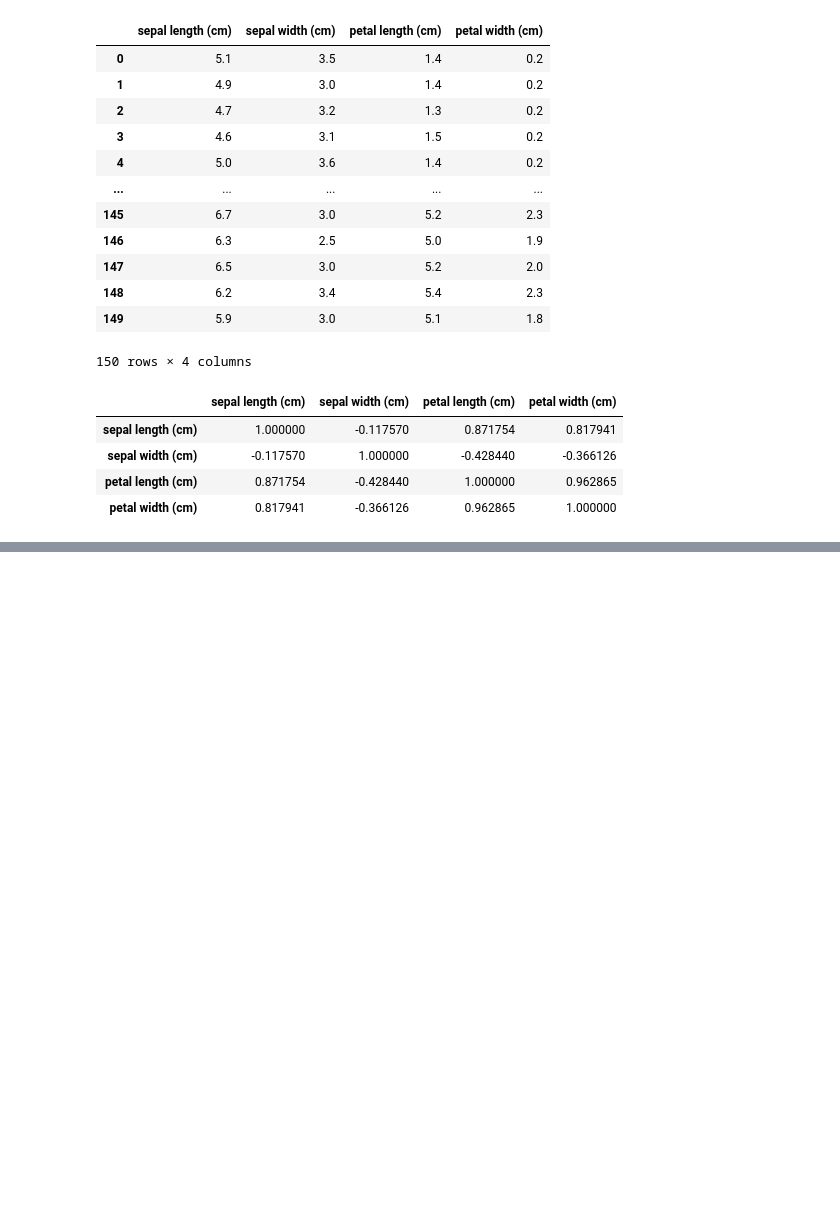
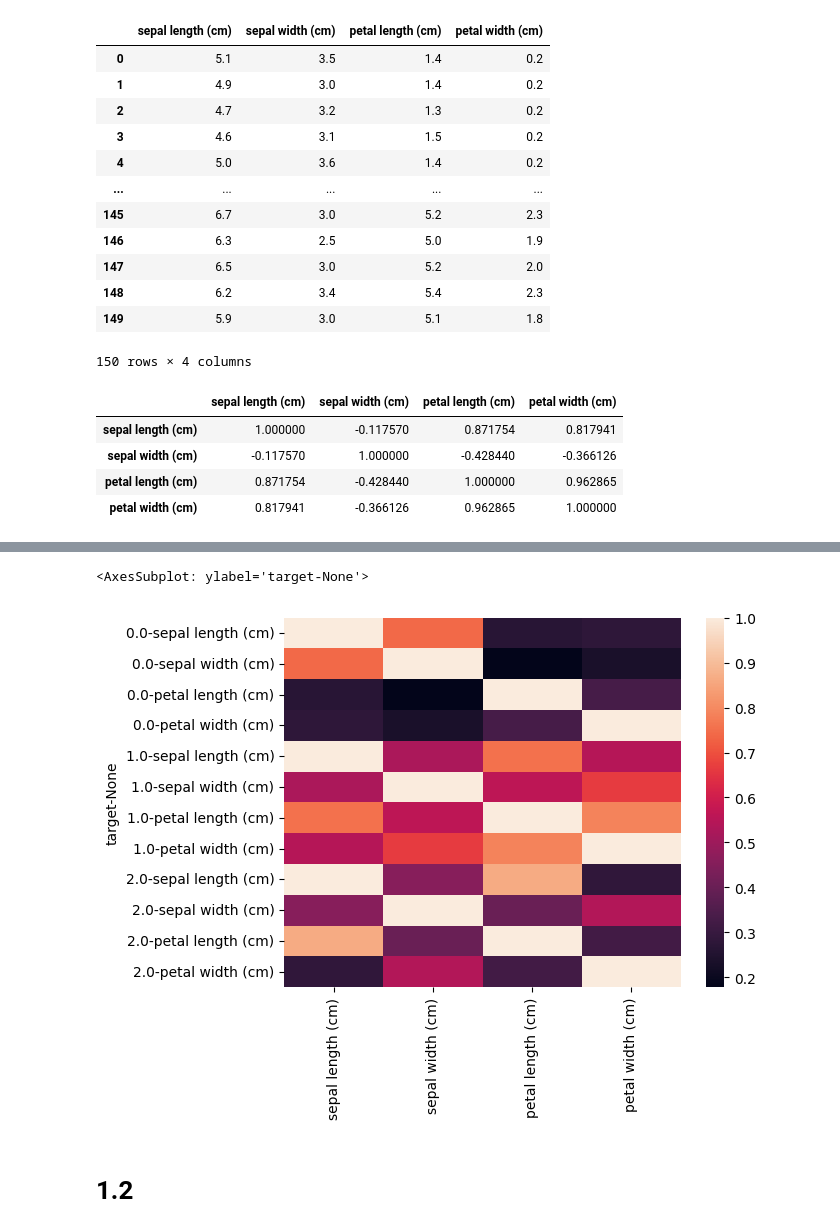
Before and after one commit to DilshodN/IAD, a Jupyter notebook: lab1.ipynb, the cells around one changed output, grey strips where cells are left out. Cells and saved outputs as stored; diff of their text form; code cells hidden in the pictures; blank space fills up the shorter version.

```diff
--- a/lab1.ipynb
+++ b/lab1.ipynb
@@ -44,2 +52,3 @@ iris.iloc[:,:4].corr()
 # %%
-dataWithTarget = pd.DataFrame(data=np.c_[iris_ds['data'], iris_ds['target']], columns=iris_ds['feature_names'] + ['target'])
+dataWithTarget = pd.DataFrame(data=np.c_[iris_ds['data'], iris_ds['target']],
+                              columns=iris_ds['feature_names'] + ['target'])
@@ -78,0 +88,7 @@ dataWithTarget.iloc[:,[0, 1, 2, 3, 4]].groupby('target').corr()
+# %%
+sns.heatmap(dataWithTarget.iloc[:,[0, 1, 2, 3, 4]].groupby('target').corr())
+# %% [output]
+<AxesSubplot: ylabel='target-None'>
+[figure, added]
+# %% [markdown]
+# 1.2
```
Also changed, not shown: parts of 17 cells of this notebook.
